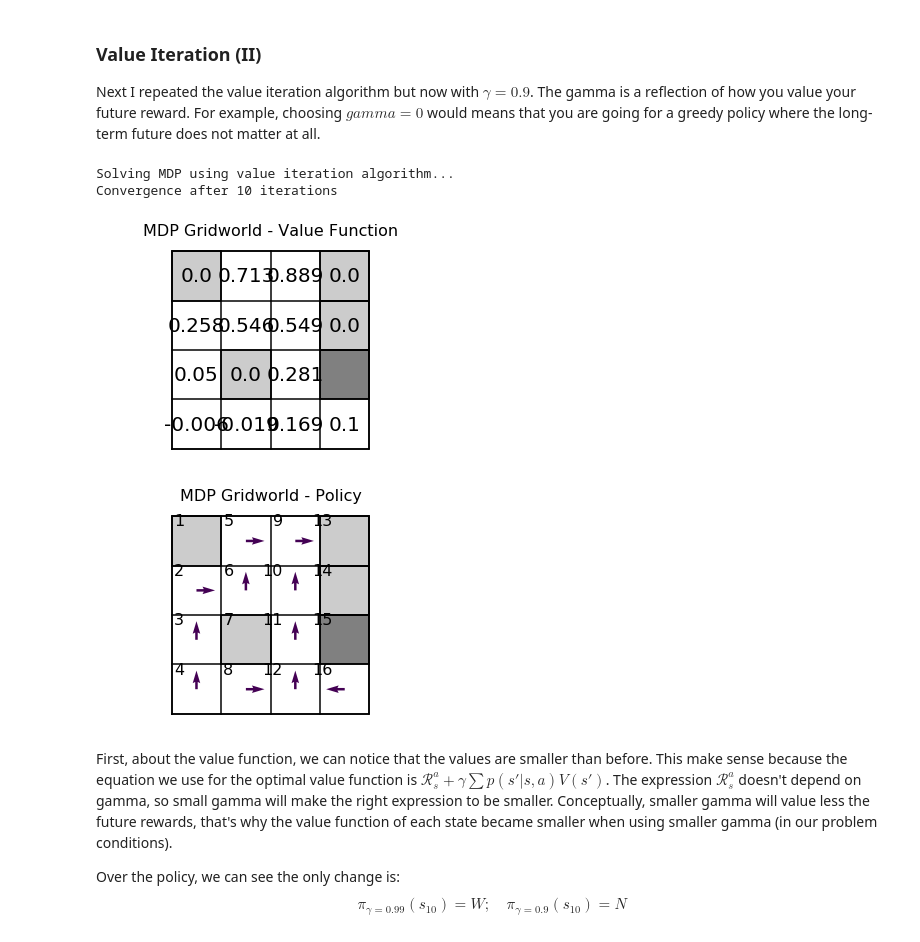
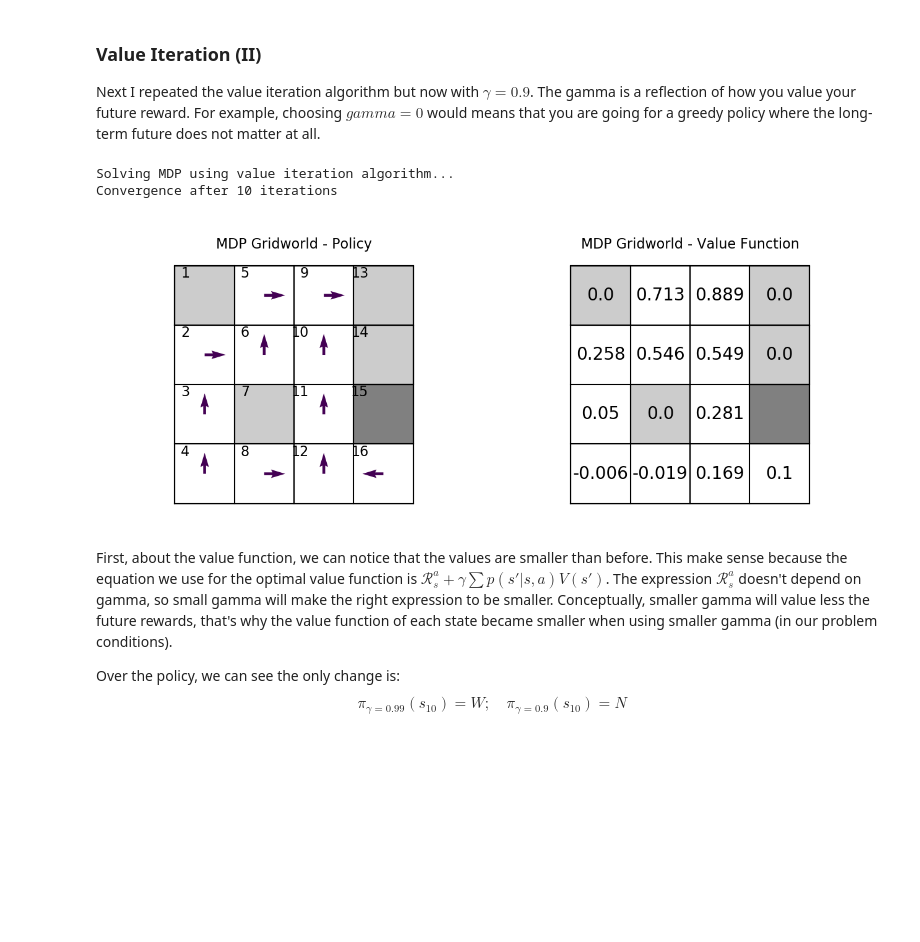
Before and after one commit to evyatarluv/Intelligent-Robotic-Systems, a Jupyter notebook: MDP/report.ipynb, the cells around one changed output. Drawn from its saved outputs; the diff is of its cells as text; code cells hidden in the pictures; blank space fills up the shorter version.

```diff
--- a/MDP/report.ipynb
+++ b/MDP/report.ipynb
@@ -126,16 +142,14 @@ where the long-term future does not matter at all.
 # %%
 # Set new MDP object but now with gamma = 0.9
 mdp = MDP(World(), transition_model, reward_function, gamma=0.9)
 
 # Solve & Plot
 mdp.value_iteration(theta=10 ** -4)
-mdp.plot_values()
-mdp.plot_policy()
+display(Image.open('images/section_c.png'))
 # %% [output]
 Solving MDP using value iteration algorithm...
 Convergence after 10 iterations
-[figure, old version]
+[figure, new version]
-[figure, removed]
 # %% [markdown]
 First, about the value function, we can notice that the values are smaller than before.
 This make sense because the equation we use for the optimal value function is $\mathcal{R}_s^a + \gamma \sum{p(s'|s,a)V(s')}$.
```
Also changed, not shown: parts of 9 cells of this notebook, 2 other files.
